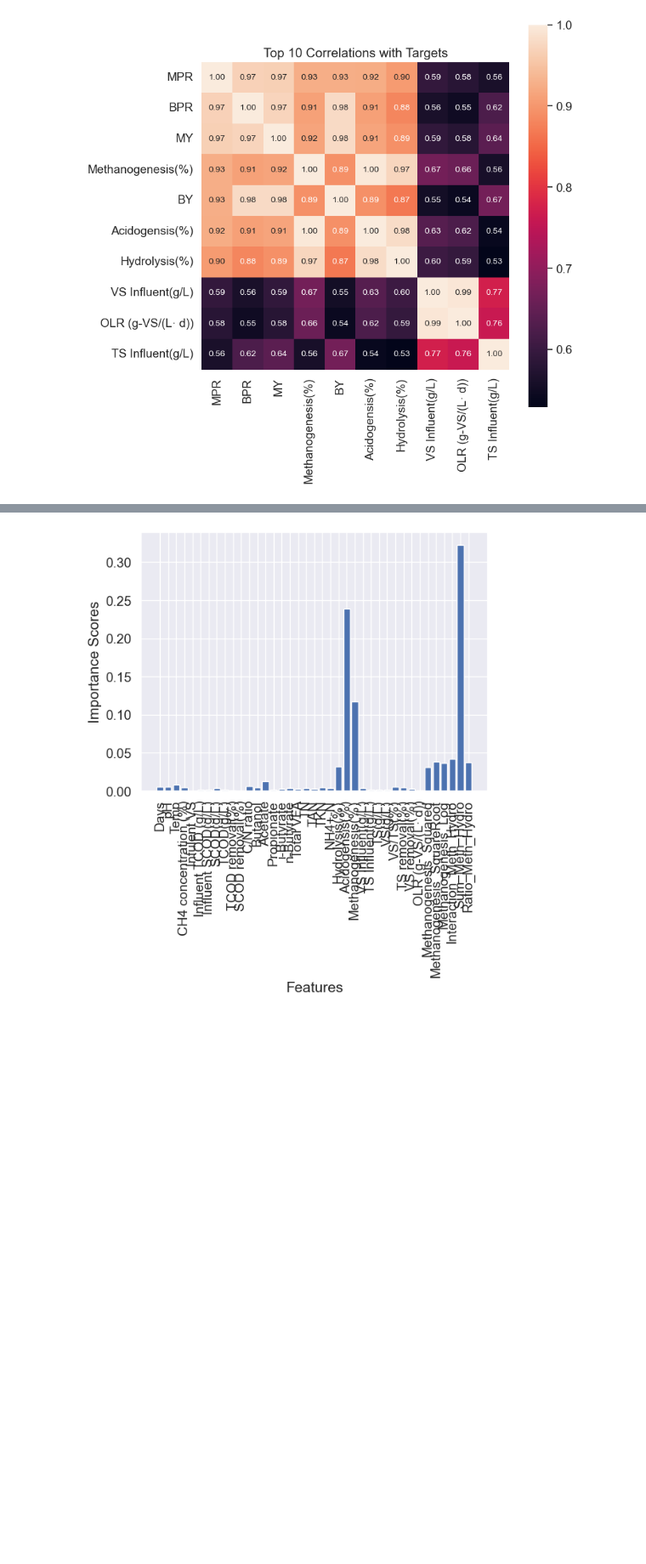
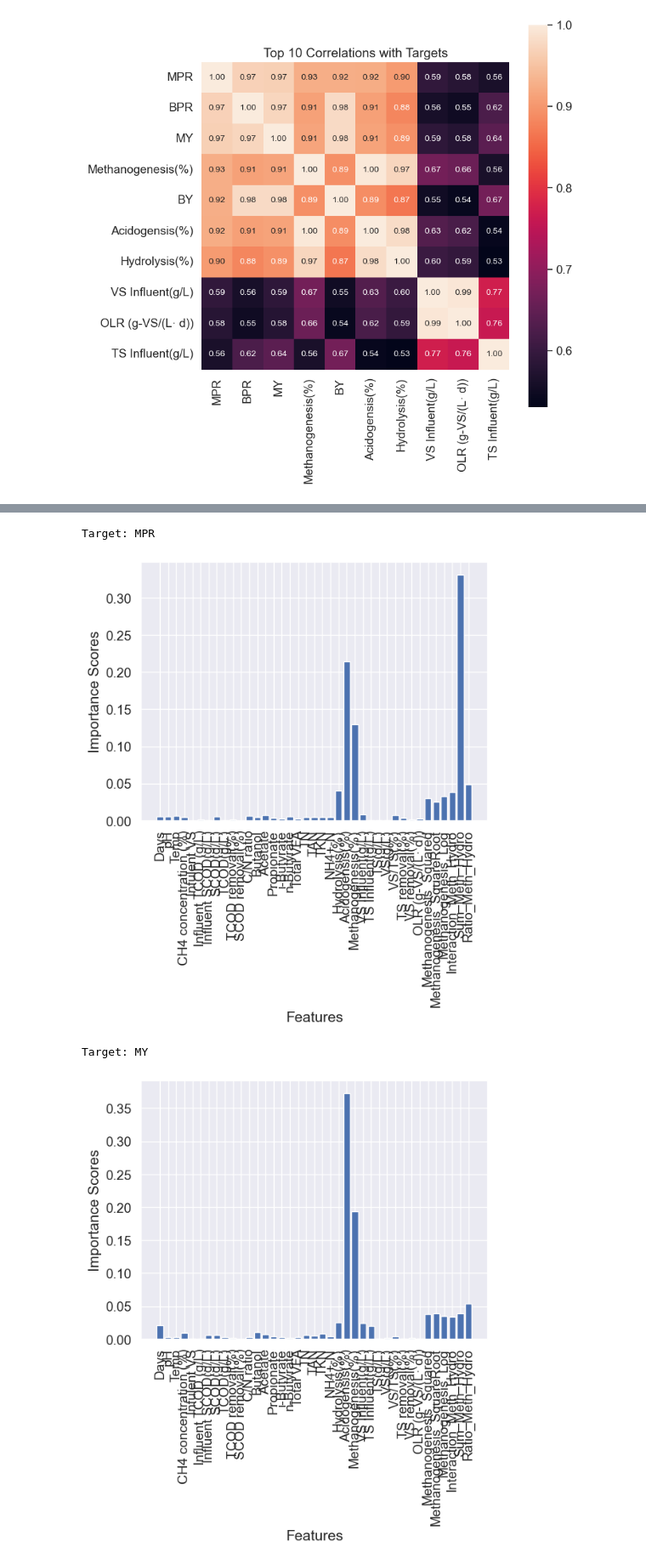
Before and after one commit to wenyi22/-, a Jupyter notebook: part1.ipynb, the cells around one changed output, grey strips where cells are left out. Shown at 85% size. Drawn from its saved outputs; the diff is of its cells as text; code cells hidden in the pictures; blank space fills up the shorter version.

```diff
--- a/part1.ipynb
+++ b/part1.ipynb
@@ -254,9 +245,9 @@ plt.show()
 # %%
-#異常值處理
-test = test.drop(test[(test['n-Butyrate']>838.7) & (test['MY']<100)].index)
+# #異常值處理
+# test = test.drop(test[(test['n-Butyrate']>838.7) & (test['MY']<100)].index)
 
-fig, ax = plt.subplots()
-ax.scatter(x = test['n-Butyrate'],y = test['MY'])
-plt.ylabel('MY',fontsize = 13)   #fontsize = 13 字體大小
-plt.xlabel('n-Butyrate',fontsize = 13)
-plt.show()
+# fig, ax = plt.subplots()
+# ax.scatter(x = test['n-Butyrate'],y = test['MY'])
+# plt.ylabel('MY',fontsize = 13)   #fontsize = 13 字體大小
+# plt.xlabel('n-Butyrate',fontsize = 13)
+# plt.show()
@@ -855,45 +875,48 @@ print(train_dummy_data.head())
 # plt.show()
 # %%
 #隨機森林塞選變
-from sklearn.ensemble import RandomForestRegressor
 
 # 準備特徵和目標變量
 features = ['Days', 'pH', 'Temp', 'CH4 concentration (%)', 'Infulent VS',
             'Influent TCOD (g/L)', 'Influent SCOD(g/L)', 'SCOD(g/L)', 'TCOD(g/L)',
             'TCOD removal(%)', 'SCOD removal(%)', 'C/N ratio', 'Butanol', 'Acetate',
             'Propionate', 'i-Butyrate', 'n-Butyrate', 'Total VFA', 'TN', 'TAN',
             'TKN', 'NH4+-N', 'Hydrolysis(%)', 'Acidogensis(%)', 'Methanogenesis(%)',
             'VS Influent(g/L)', 'TS Influent(g/L)', 'TS(g/L)', 'VS(g/L)',
             'VS/TS(%)', 'TS removal(%)', 'VS removal(%)', 'OLR (g-VS/(L· d))',
             'Methanogenesis_Squared', 'Methanogenesis_SquareRoot', 'Methanogenesis_Log',
             'Interaction_Meth_Hydro', 'Sum_Meth_Hydro', 'Ratio_Meth_Hydro']
 
-# targets = ['MPR', 'MY', 'BPR', 'BY']  # 目標變量
-targets = ['MPR']
-# targets = ['MY']
-# targets = ['BPR']
-# targets = ['BY']
+targets = ['MPR', 'MY', 'BPR', 'BY']  # 目標變量
+target_MPR = train_dummy_data['MPR']
+target_MY = train_dummy_data['MY']
+target_BPR = train_dummy_data['BPR']
+target_BY = train_dummy_data['BY']
 
-# 創建特徵和目標變量的數據集
-X = train_dummy_data[features]
-y = train_dummy_data[targets]
+for target in targets:
+    print("Target:", target)
 
-# 構建隨機森林模型
-model = RandomForestRegressor(n_estimators=100)
+    # 创建特征和目标变量的数据集
+    X = train_dummy_data[features]
+    y = train_dummy_data[target]
 
-# 訓練模型
-model.fit(X, y)
+    # 构建随机森林模型
+    model = RandomForestRegressor(n_estimators=100)
 
-# 提取變數重要性
-importance_scores = model.feature_importances_
+    # 训练模型
+    model.fit(X, y)
 
-# 可視化變數重要性
+    # 提取变量重要性
+    importance_scores = model.feature_importances_
 
-
-plt.bar(features, importance_scores)
-plt.xlabel('Features')
-plt.ylabel('Importance Scores')
-plt.xticks(rotation=90)
-plt.show()
+    # 可视化变量重要性
+    plt.bar(features, importance_scores)
+    plt.xlabel('Features')
+    plt.ylabel('Importance Scores')
+    plt.xticks(rotation=90)
+    plt.show()
 # %% [output]
+Target: MPR
-[figure, old version]
+[figure, new version]
+Target: MY
+[figure, added]
```
Also changed, not shown: parts of 40 cells of this notebook.
